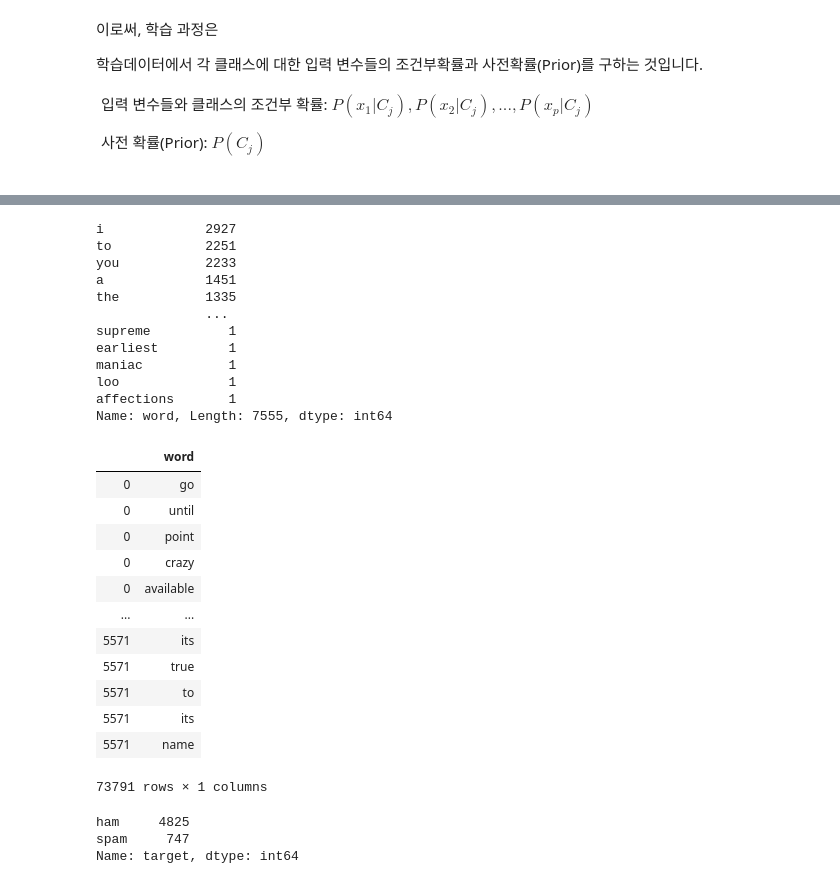
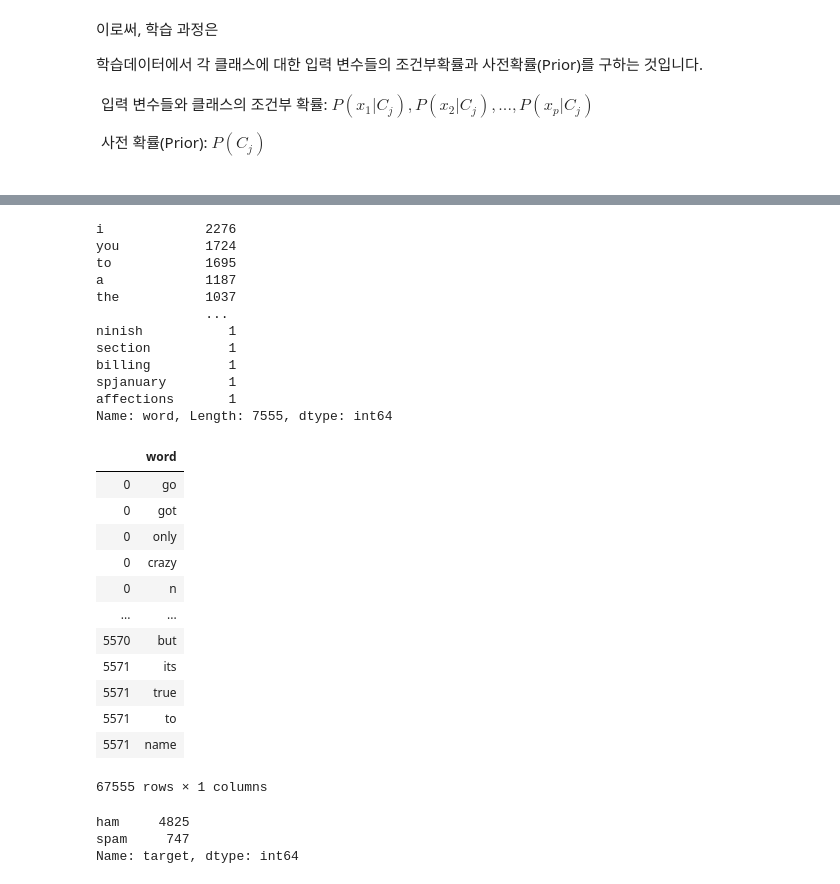
Before and after one commit to sunkusun9/DS_Lv3_elearning, a Jupyter notebook: 4-3. 나이브 베이즈, K최근접 이웃.ipynb, the cells around one changed output, grey strips where cells are left out. Drawn from its saved outputs; the diff is of its cells as text; code cells hidden in the pictures.

```diff
--- a/4-3. 나이브 베이즈, K최근접 이웃.ipynb
+++ b/4-3. 나이브 베이즈, K최근접 이웃.ipynb
@@ -113,11 +113,13 @@ $P(w_i|target=ham), P(w_i|target=spam)$을 구합니다.
 # message Series를
 # 1. str.lower(): 소문자로 바꿉니다.
 # 2. str.split(' '): 공백으로 나눕니다. (list)
-# 3. explode(): list의 내용들을 풀어서 하나의 Series로 전개합니다.
-# 4. str.strip(): 앞뒤 공백을 제외합니다.
-# 5. str.extract('(?P<word>[a-zA-Z]+)'): 알파벳으로 구성된 단어만 남깁니다.
+# 3. 동일한 단어가 나오면 제외합니다.
+# 4. explode(): list의 내용들을 풀어서 하나의 Series로 전개합니다.
+# 5. str.strip(): 앞뒤 공백을 제외합니다.
+# 6. str.extract('(?P<word>[a-zA-Z]+)'): 알파벳으로 구성된 단어만 남깁니다.
 df_spam_words = df_spam['message'].str.lower()\
                             .str.split(' ')\
+                            .map(lambda x: list(set(x)))\
                             .explode()\
                             .str.strip()\
                             .str.extract('(?P<word>[a-zA-Z]+)')
@@ -141,35 +143,36 @@ df_spam_words
 df_word_cnt = df_spam_words['word'].value_counts()
 df_word_cnt
 # %% [output]
-i             2927
-to            2251
-you           2233
-a             1451
-the           1335
+i             2276
+you           1724
+to            1695
+a             1187
+the           1037
               ...
-supreme          1
-earliest         1
-maniac           1
-loo              1
+ninish           1
+section          1
+billing          1
+spjanuary        1
 affections       1
 Name: word, Length: 7555, dtype: int64
 # %%
 # 출현 빈도가 5개 이상인 단어만 선택합니다.
-df_spam_words.loc[df_spam_words['word'].isin(df_word_cnt.loc[df_word_cnt >= 5].index)]
+df_spam_words = df_spam_words.loc[df_spam_words['word'].isin(df_word_cnt.loc[df_word_cnt >= 5].index)]
+df_spam_words
 # %% [output]
 |  | word |
 | 0 | go |
-| 0 | until |
-| 0 | point |
+| 0 | got |
+| 0 | only |
 | 0 | crazy |
-| 0 | available |
+| 0 | n |
 | ... | ... |
+| 5570 | but |
 | 5571 | its |
 | 5571 | true |
 | 5571 | to |
-| 5571 | its |
 | 5571 | name |
-73791 rows × 1 columns
+67555 rows × 1 columns
 # %%
 # 대상 변수의 빈도수를 구합니다.
 df_target_cnt = df_spam['target'].value_counts()
```
Also changed, not shown: parts of 7 cells of this notebook.
